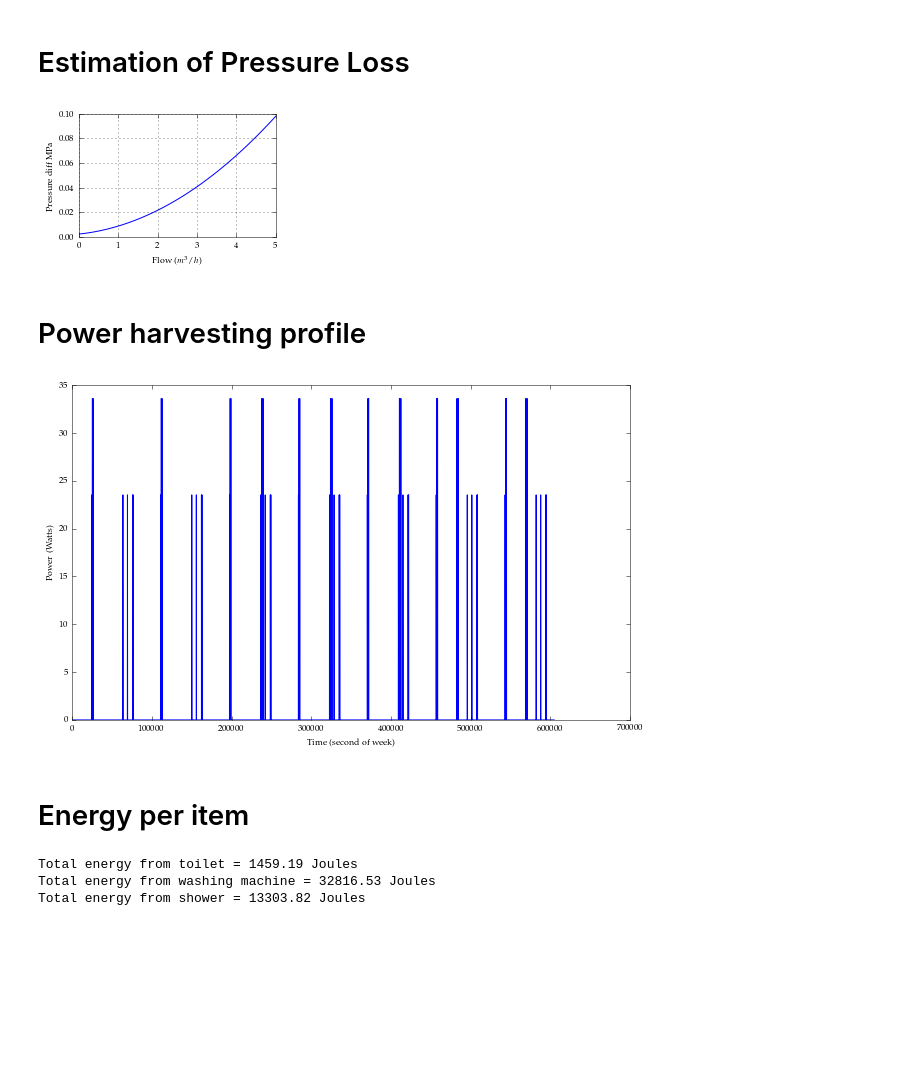
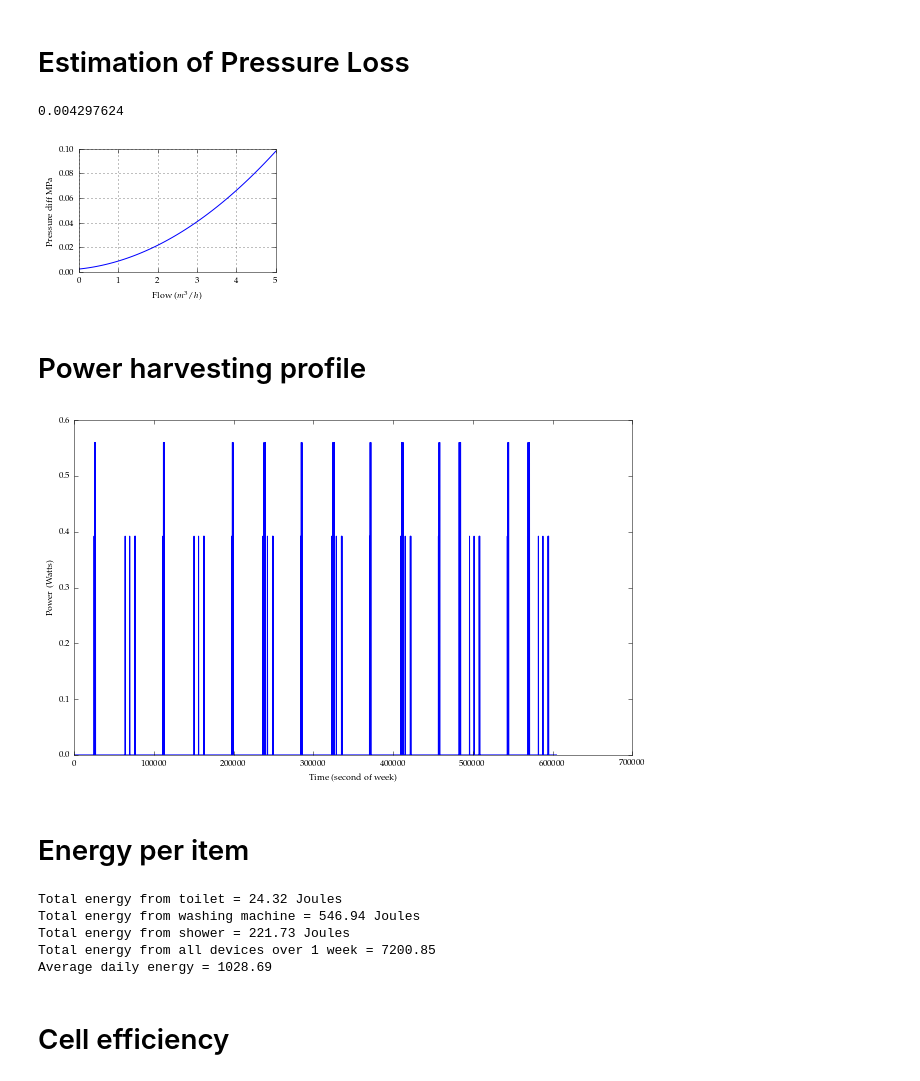
Before and after one commit to MarkHedleyJones/paper_streamingCells, a Jupyter notebook: ToiletFlush.ipynb, the cells around one changed output. Cells and saved outputs as stored; diff of their text form; code cells hidden in the pictures; blank space fills up the shorter version.

```diff
--- a/ToiletFlush.ipynb
+++ b/ToiletFlush.ipynb
@@ -232,6 +232,7 @@ def pressure_loss_MPa(flow_m3_hour):
     return (0.00316*math.pow(flow_m3_hour,2) + 0.00331*flow_m3_hour + 0.00235)
 
 
+print(pressure_loss_MPa(0.42))
 xs = list(np.linspace(0,5,100))
 ys = list(map(pressure_loss_MPa, xs))
 plt.clf()
@@ -241,6 +242,7 @@ plt.grid()
 plt.plot(xs,ys)
 plt.show()
 # %% [output]
+0.004297624
 [figure]
 # %% [markdown]
 # Power harvesting profile
@@ -252,38 +254,38 @@ def convert_litrePerSecond_cubicMeterPerHour(litrePerSec):
     return cubicMeterPerHour
 
 def convert_cubicMeterPerHour_cubicMeterPerSecond(cubicMeterPerHour):
-    return cubicMeterPerHour / 60.0
+    return cubicMeterPerHour / 3600.0
 
 def convert_MPa_Pa(pressure_MPa):
     return pressure_MPa * 1000000.0
 
 def calc_power(pressure_Pa, flow_cubicMeterPerSecond):
     return flow_cubicMeterPerSecond * pressure_Pa
 
 def flow_to_power(flow_litrePerSecond):
     flow_cubicMeterPerHour = convert_litrePerSecond_cubicMeterPerHour(flow_litrePerSecond)
     flow_cubicMeterPerSecond = convert_cubicMeterPerHour_cubicMeterPerSecond(flow_cubicMeterPerHour)
     pressure_MPa = pressure_loss_MPa(flow_cubicMeterPerHour)
     power_available = calc_power(convert_MPa_Pa(pressure_MPa), flow_cubicMeterPerSecond)
     return power_available
 
 power_profile = []
 for second, flow_litrePerSecond in zip(time_seconds, flow_profile_litrePerSecond):
 #     flow_cubicMeterPerHour = convert_litrePerSecond_cubicMeterPerHour(flow_litrePerSecond)
 #     flow_cubicMeterPerSecond = convert_cubicMeterPerHour_cubicMeterPerSecond(flow_cubicMeterPerHour)
 #     pressure_MPa = pressure_loss_MPa(flow_cubicMeterPerHour)
 #     pressure_Pa = convert_MPa_Pa(pressure_MPa)
 #     power_profile.append(power(pressure_Pa, flow_cubicMeterPerSecond))
     power_profile.append(flow_to_power(flow_litrePerSecond))
 
 
 plt.plot(time_seconds, power_profile)
 plt.gca().set_xlabel('Time (second of week)')
 plt.gca().set_ylabel('Power (Watts)')
 plt.gcf().set_size_inches(10,6)
 plt.show()
 # %% [output]
-[figure, old version]
+[figure, new version]
 # %% [markdown]
 # Energy per item
 # %%
@@ -292,22 +294,34 @@ def power_toilet(time):
     return flow_to_power(func_toilet(time))
 
 i = integrate.quad(power_toilet, 0, 100)
-print('Total energy from toilet = {0:0.2f} Joules'.format(i[0]))
+energy_toilet = i[0]
+print('Total energy from toilet = {0:0.2f} Joules'.format(energy_toilet))
 
 ## Washing Machine
 def power_washing(time):
     return flow_to_power(func_washing(time))
 
 i = integrate.quad(power_washing, 0, 3000)
-print('Total energy from washing machine = {0:0.2f} Joules'.format(i[0]))
+energy_washing = i[0]
+print('Total energy from washing machine = {0:0.2f} Joules'.format(energy_washing))
 
 ## Shower
 def power_shower(time):
     return flow_to_power(func_shower(time))
 
 i = integrate.quad(power_shower, 0, 3000)
-print('Total energy from shower = {0:0.2f} Joules'.format(i[0]))
+energy_shower = i[0]
+print('Total energy from shower = {0:0.2f} Joules'.format(energy_shower))
+
+energy_total = energy_toilet * 56 + energy_shower * 14 + energy_washing * 5
+print('Total energy from all devices over 1 week = {:0.2f}'.format(energy_total))
+energy_average = energy_total / 7.0
+print('Average daily energy = {:0.2f}'.format(energy_average))
 # %% [output]
-Total energy from toilet = 1459.19 Joules
-Total energy from washing machine = 32816.53 Joules
-Total energy from shower = 13303.82 Joules
+Total energy from toilet = 24.32 Joules
+Total energy from washing machine = 546.94 Joules
+Total energy from shower = 221.73 Joules
+Total energy from all devices over 1 week = 7200.85
+Average daily energy = 1028.69
+# %% [markdown]
+# Cell efficiency
```
Also changed, not shown: 11 other files.
